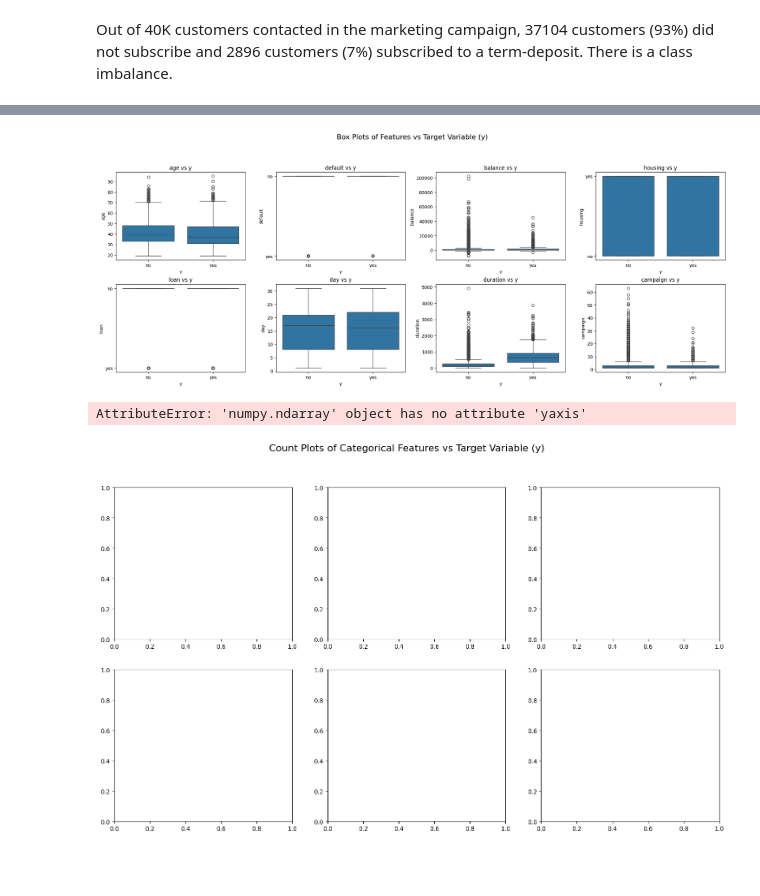
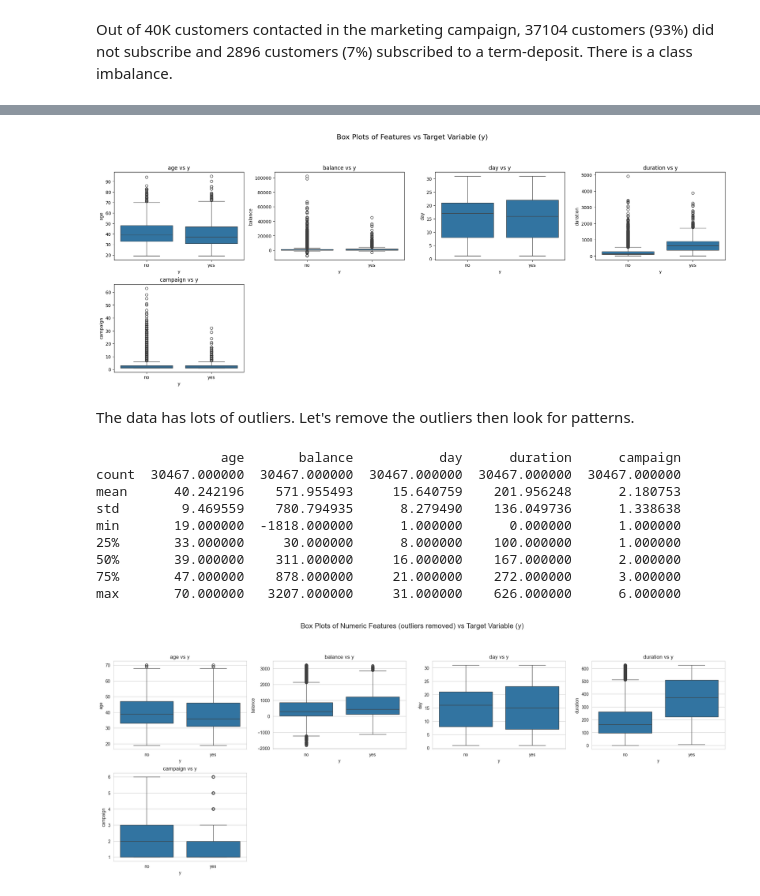
Before and after one commit to pranav-netizen/CbPode4xMs2TacH1, a Jupyter notebook: term-deposit-marketing.ipynb, the cells around one changed output, grey strips where cells are left out. Drawn from its saved outputs; the diff is of its cells as text; code cells hidden in the pictures; blank space fills up the shorter version.

```diff
--- a/term-deposit-marketing.ipynb
+++ b/term-deposit-marketing.ipynb
@@ -22,13 +57,14 @@ features=X.columns
 
 # List of categorical features to exclude from box plots
 categorical_features = ['job', 'marital', 'education', 'contact', 'month']
+binary_features=['default','housing','loan']
 
 # Filter out categorical features to get only numeric and binary features
-numeric_features = [feature for feature in features if feature not in categorical_features]
+numeric_features = [feature for feature in features if feature not in categorical_features and feature not in binary_features]
 
 # Create a grid of subplots (4 rows x 4 columns)
 fig, axes = plt.subplots(4, 4, figsize=(20, 15))
-fig.suptitle('Box Plots of Features vs Target Variable (y)', fontsize=16)
+fig.suptitle('Box Plots of Numeric Features vs Target Variable (y)', fontsize=16)
 
 # Flatten the axes array for easy iteration
 axes = axes.flatten()
@@ -46,26 +82,62 @@ plt.tight_layout()
 plt.subplots_adjust(top=0.9)  # Adjust top for the suptitle
 plt.show()
 # %% [output]
-[figure, old version]
+[figure, new version]
+# %% [markdown]
+The data has lots of outliers. Let's remove the outliers then look for patterns.
+# %%
+# Function to remove outliers using IQR
+def remove_outliers(df, features):
+    df_no_outliers = df.copy()
+    for feature in features:
+        # Calculate Q1 (25th percentile) and Q3 (75th percentile)
+        Q1 = df_no_outliers[feature].quantile(0.25)
+        Q3 = df_no_outliers[feature].quantile(0.75)
+        IQR = Q3 - Q1
+
+        # Calculate lower and upper bounds
+        lower_bound = Q1 - 1.5 * IQR
+        upper_bound = Q3 + 1.5 * IQR
+
+        # Filter out the outliers
+        df_no_outliers = df_no_outliers[(df_no_outliers[feature] >= lower_bound) & (df_no_outliers[feature] <= upper_bound)]
+
+    return df_no_outliers
+
+# Remove outliers from continuous features
+data_cleaned = remove_outliers(data, numeric_features)
+
+# Display the cleaned data
+print(data_cleaned.describe())
+# %% [output]
+                age       balance           day      duration      campaign
+count  30467.000000  30467.000000  30467.000000  30467.000000  30467.000000
+mean      40.242196    571.955493     15.640759    201.956248      2.180753
+std        9.469559    780.794935      8.279490    136.049736      1.338638
+min       19.000000  -1818.000000      1.000000      0.000000      1.000000
+25%       33.000000     30.000000      8.000000    100.000000      1.000000
+50%       39.000000    311.000000     16.000000    167.000000      2.000000
+75%       47.000000    878.000000     21.000000    272.000000      3.000000
+max       70.000000   3207.000000     31.000000    626.000000      6.000000
 # %%
-# Create a grid of subplots (2 rows x 3 columns, more than enough for 5 plots)
-fig, axes = plt.subplots(2, 3, figsize=(18, 10))
-fig.suptitle('Count Plots of Categorical Features vs Target Variable (y)', fontsize=16)
+# Create a grid of subplots (4 rows x 4 columns)
+fig, axes = plt.subplots(4, 4, figsize=(20, 15))
+fig.suptitle('Box Plots of Numeric Features (outliers removed) vs Target Variable (y)', fontsize=16)
 
-# Loop through each categorical feature and create a count plot
-for i, feature in enumerate(categorical_features):
-    if i < len(axes):  # Ensure we don't exceed the number of available axes
-        sns.countplot(x=feature, hue='y', data=data, ax=axes[i])
-        axes[i].set_title(f'{feature} vs y')
-        axes[i].tick_params(axis='x', rotation=45)  # Rotate x labels for better visibility
+# Flatten the axes array for easy iteration
+axes = axes.flatten()
 
-# Remove any unused subplots (since we only have 5 plots)
-for j in range(len(categorical_features), len(axes)):
-    fig.delaxes(axes[j])  # Correctly access the axes to delete
+# Loop through each feature and plot
+for i, feature in enumerate(numeric_features):
+    sns.boxplot(x='y', y=feature, data=data_cleaned, ax=axes[i])
+    axes[i].set_title(f'{feature} vs y')
+
+# Remove any empty subplots (there will be 3 empty plots)
+for j in range(i + 1, len(axes)):
+    fig.delaxes(axes[j])
 
 plt.tight_layout()
-plt.subplots_adjust(top=0.88)  # Adjust top for the suptitle
+plt.subplots_adjust(top=0.9)  # Adjust top for the suptitle
 plt.show()
 # %% [output]
-AttributeError: 'numpy.ndarray' object has no attribute 'yaxis'
-[figure, old version]
+[figure, new version]
```
Also changed, not shown: parts of 17 cells of this notebook.
